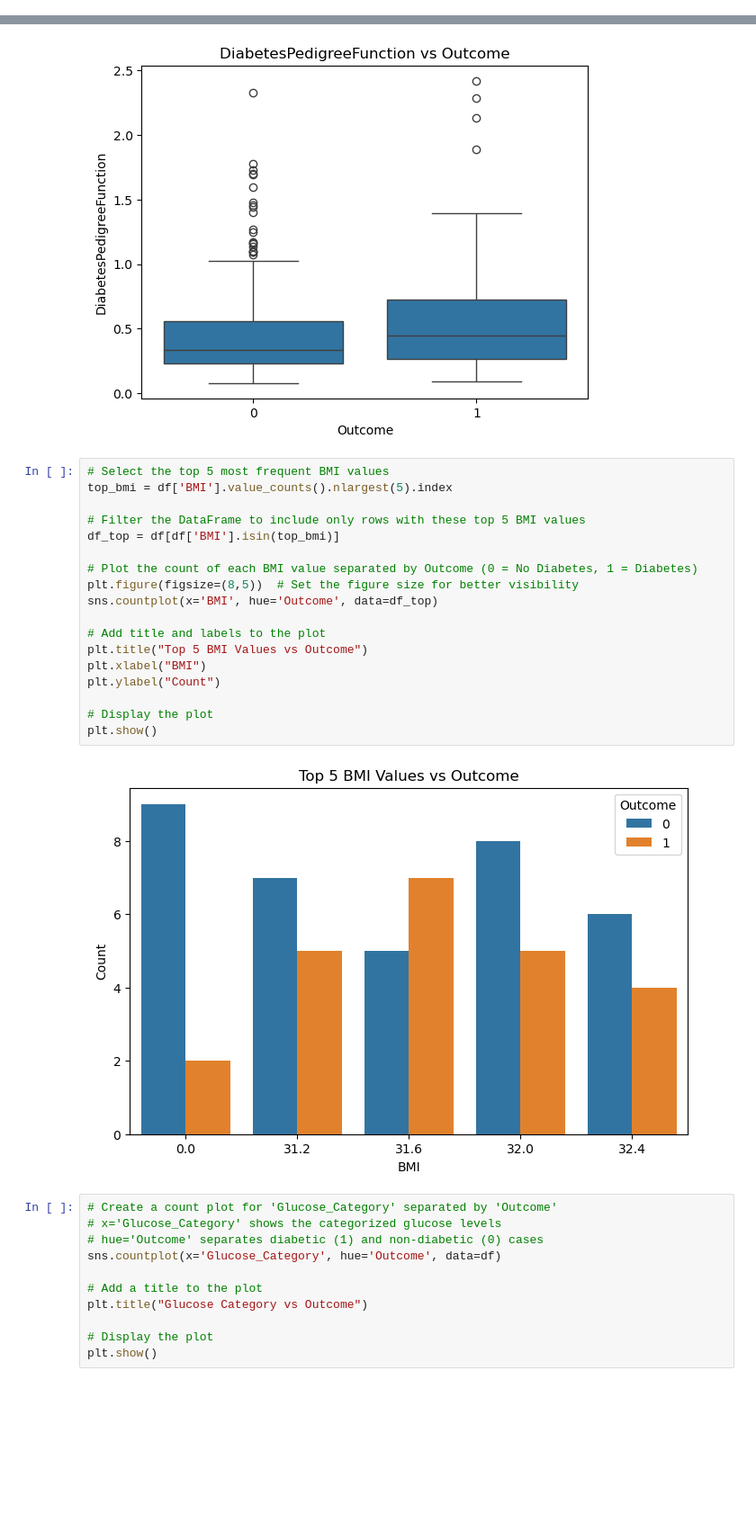
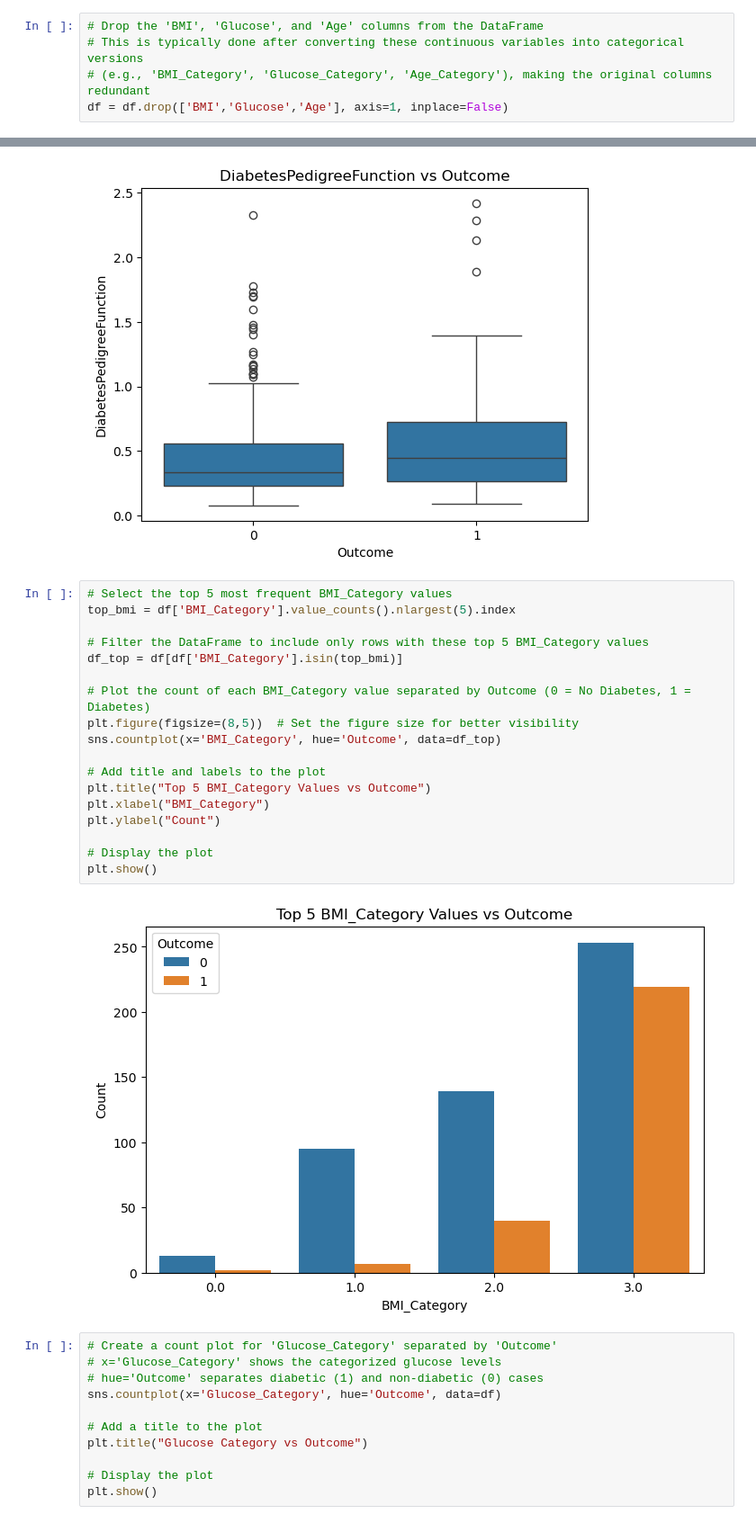
Before and after one commit to nishantsanghani/Diabetes_Prediction_System, a Jupyter notebook: Diabetes Prediction System.ipynb, the cells around one changed output, grey strips where cells are left out. Shown at 90% size. Cells and saved outputs as stored; diff of their text form; blank space fills up the shorter version.

```diff
--- a/Diabetes Prediction System.ipynb
+++ b/Diabetes Prediction System.ipynb
@@ -382,6 +382,11 @@ df['Glucose_Category'] = pd.cut(df['Glucose'], bins=[0, 70, 99, 125, 200], label
 # Labels [0,1,2,3,4] are assigned to these categories
 # .astype(float) converts the category labels to float type
 df['Age_Category'] = pd.cut(df['Age'], bins=[20, 30, 40, 50, 60, 100], labels=[0,1,2,3,4]).astype(float)
+# %%
+# Drop the 'BMI', 'Glucose', and 'Age' columns from the DataFrame
+# This is typically done after converting these continuous variables into categorical versions
+# (e.g., 'BMI_Category', 'Glucose_Category', 'Age_Category'), making the original columns redundant
+df = df.drop(['BMI','Glucose','Age'], axis=1, inplace=False)
 # %%
 # Display the first 5 rows of the DataFrame
 # This helps us verify that the new categorical columns ('BMI_Category', 'Glucose_Category', 'Age_Category') have been added correctly
@@ -618,25 +620,25 @@ plt.show()
 # %% [output]
 [figure]
 # %%
-# Select the top 5 most frequent BMI values
-top_bmi = df['BMI'].value_counts().nlargest(5).index
+# Select the top 5 most frequent BMI_Category values
+top_bmi = df['BMI_Category'].value_counts().nlargest(5).index
 
-# Filter the DataFrame to include only rows with these top 5 BMI values
-df_top = df[df['BMI'].isin(top_bmi)]
+# Filter the DataFrame to include only rows with these top 5 BMI_Category values
+df_top = df[df['BMI_Category'].isin(top_bmi)]
 
-# Plot the count of each BMI value separated by Outcome (0 = No Diabetes, 1 = Diabetes)
+# Plot the count of each BMI_Category value separated by Outcome (0 = No Diabetes, 1 = Diabetes)
 plt.figure(figsize=(8,5))  # Set the figure size for better visibility
-sns.countplot(x='BMI', hue='Outcome', data=df_top)
+sns.countplot(x='BMI_Category', hue='Outcome', data=df_top)
 
 # Add title and labels to the plot
-plt.title("Top 5 BMI Values vs Outcome")
-plt.xlabel("BMI")
+plt.title("Top 5 BMI_Category Values vs Outcome")
+plt.xlabel("BMI_Category")
 plt.ylabel("Count")
 
 # Display the plot
 plt.show()
 # %% [output]
-[figure, old version]
+[figure, new version]
 # %%
 # Create a count plot for 'Glucose_Category' separated by 'Outcome'
 # x='Glucose_Category' shows the categorized glucose levels
```
Also changed, not shown: parts of 17 cells of this notebook.
